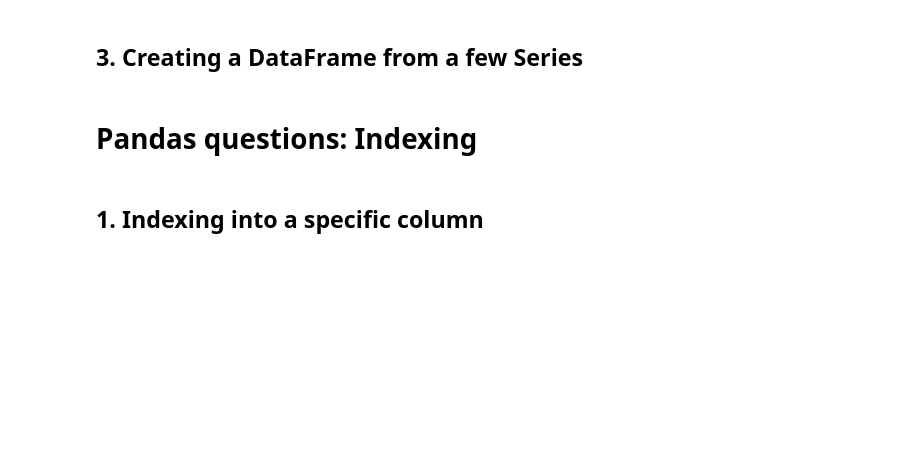
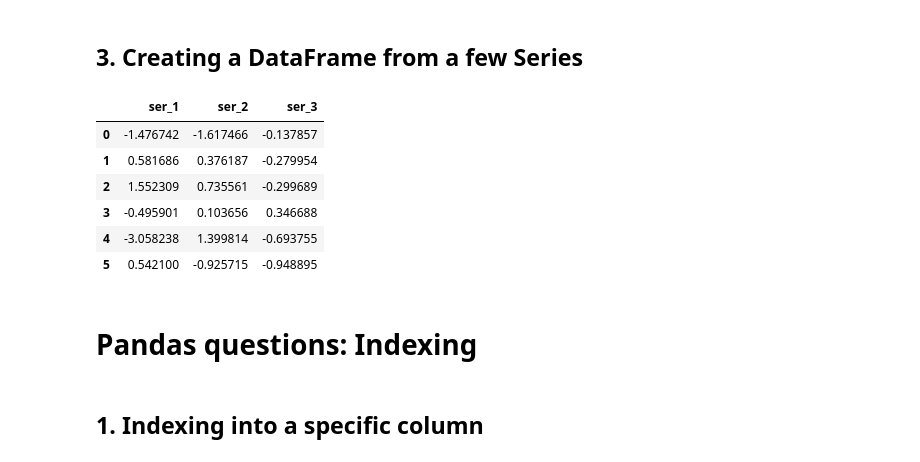
Before and after one commit to MPhillips55/Machine-Learning-Notes, a Jupyter notebook: recommender/questions.ipynb, the cells around one changed output. Saved outputs shown, nothing was run; the diff lists cells and outputs as text; code cells hidden in the pictures; blank space fills up the shorter version.

```diff
--- a/recommender/questions.ipynb
+++ b/recommender/questions.ipynb
@@ -35,8 +44,22 @@ df
 # %%
 # given the following three Series, create a DataFrame such that it holds them as its columns
 ser_1 = pd.Series(np.random.randn(6))
 ser_2 = pd.Series(np.random.randn(6))
 ser_3 = pd.Series(np.random.randn(6))
+
+df = pd.DataFrame()
+df['ser_1'] = ser_1
+df['ser_2'] = ser_2
+df['ser_3'] = ser_3
+df
+# %% [output]
+|  | ser_1 | ser_2 | ser_3 |
+| 0 | -1.476742 | -1.617466 | -0.137857 |
+| 1 | 0.581686 | 0.376187 | -0.279954 |
+| 2 | 1.552309 | 0.735561 | -0.299689 |
+| 3 | -0.495901 | 0.103656 | 0.346688 |
+| 4 | -3.058238 | 1.399814 | -0.693755 |
+| 5 | 0.542100 | -0.925715 | -0.948895 |
 # %% [markdown]
 # Pandas questions: Indexing
 # %% [markdown]
```
Also changed, not shown: parts of 20 cells of this notebook, 1 other file.
